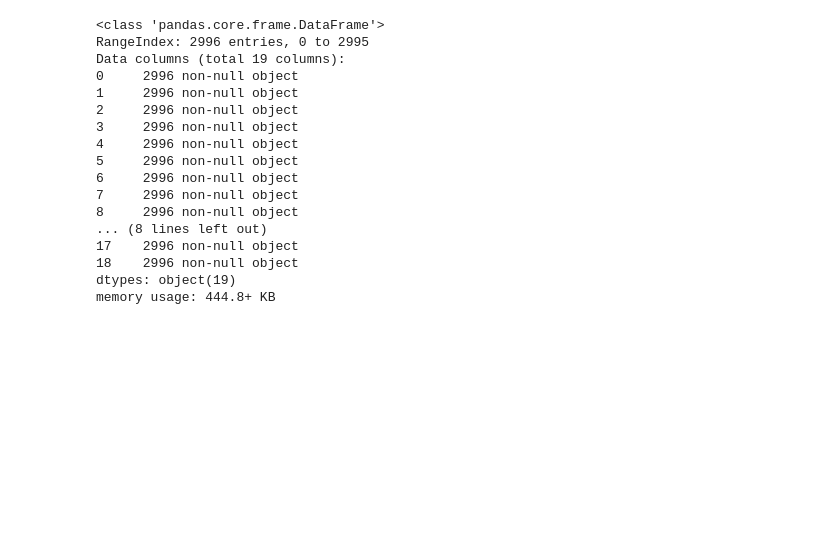
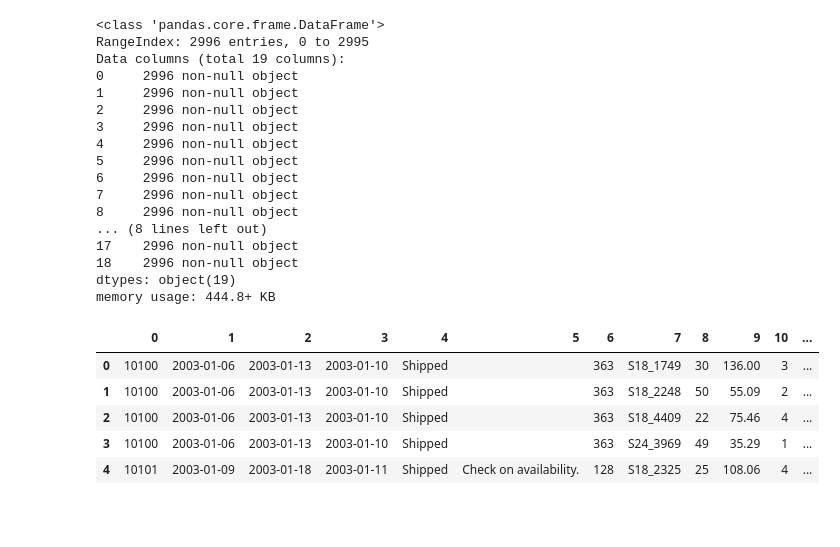
Before and after one commit to TSGreenwood/dsc-1-05-13-one-to-many-and-many-to-many-joins-lab-seattle-ds-career-040119, a Jupyter notebook: index.ipynb, the cells around one changed output. Saved outputs shown, nothing was run; the diff lists cells and outputs as text; code cells hidden in the pictures; blank space fills up the shorter version.

```diff
--- a/index.ipynb
+++ b/index.ipynb
@@ -315,7 +315,14 @@ Data columns (total 19 columns):
 dtypes: object(19)
 memory usage: 444.8+ KB
 # %%
-df4.gea
+df4.head()
+# %% [output]
+|  | 0 | 1 | 2 | 3 | 4 | 5 | 6 | 7 | 8 | 9 | 10 | ... |
+| 0 | 10100 | 2003-01-06 | 2003-01-13 | 2003-01-10 | Shipped |  | 363 | S18_1749 | 30 | 136.00 | 3 | ... |
+| 1 | 10100 | 2003-01-06 | 2003-01-13 | 2003-01-10 | Shipped |  | 363 | S18_2248 | 50 | 55.09 | 2 | ... |
+| 2 | 10100 | 2003-01-06 | 2003-01-13 | 2003-01-10 | Shipped |  | 363 | S18_4409 | 22 | 75.46 | 4 | ... |
+| 3 | 10100 | 2003-01-06 | 2003-01-13 | 2003-01-10 | Shipped |  | 363 | S24_3969 | 49 | 35.29 | 1 | ... |
+| 4 | 10101 | 2003-01-09 | 2003-01-18 | 2003-01-11 | Shipped | Check on availability. | 128 | S18_2325 | 25 | 108.06 | 4 | ... |
 # %% [markdown]
 ####
 # %% [markdown]
```
